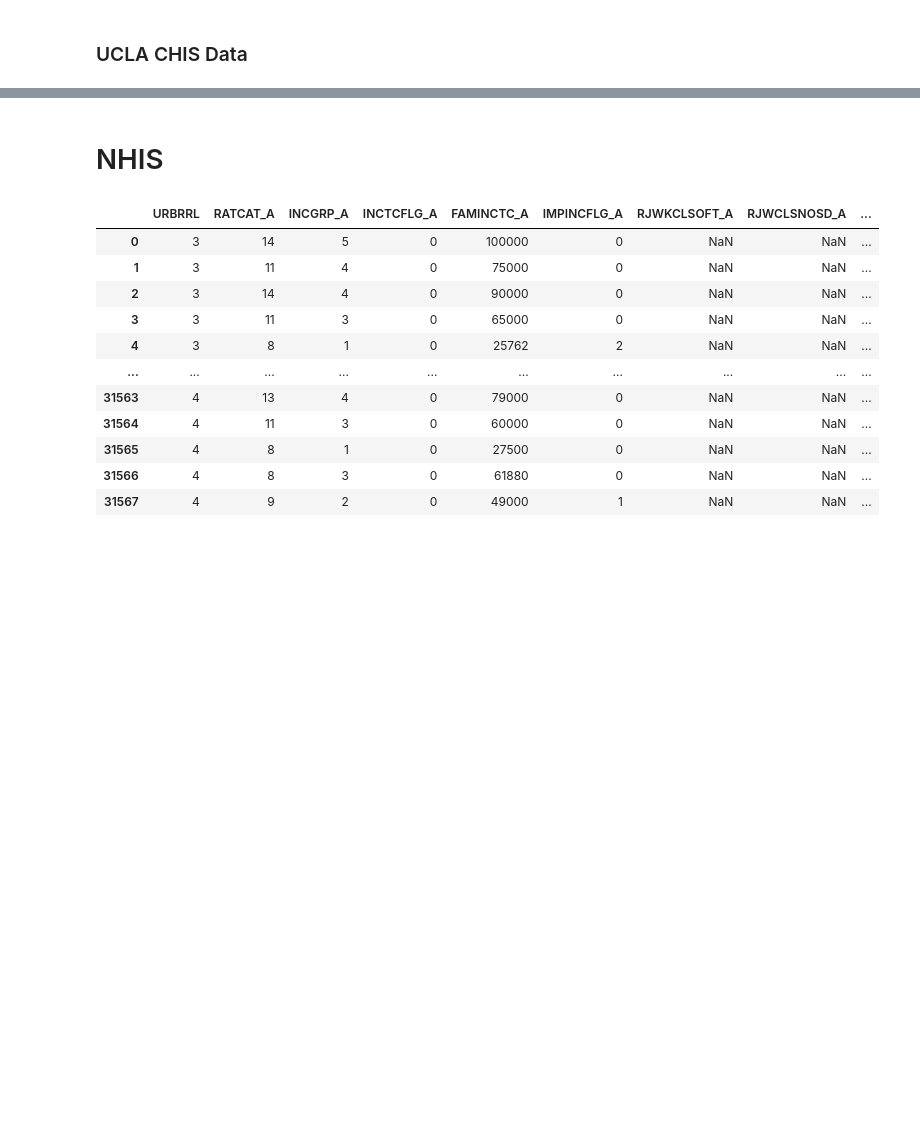
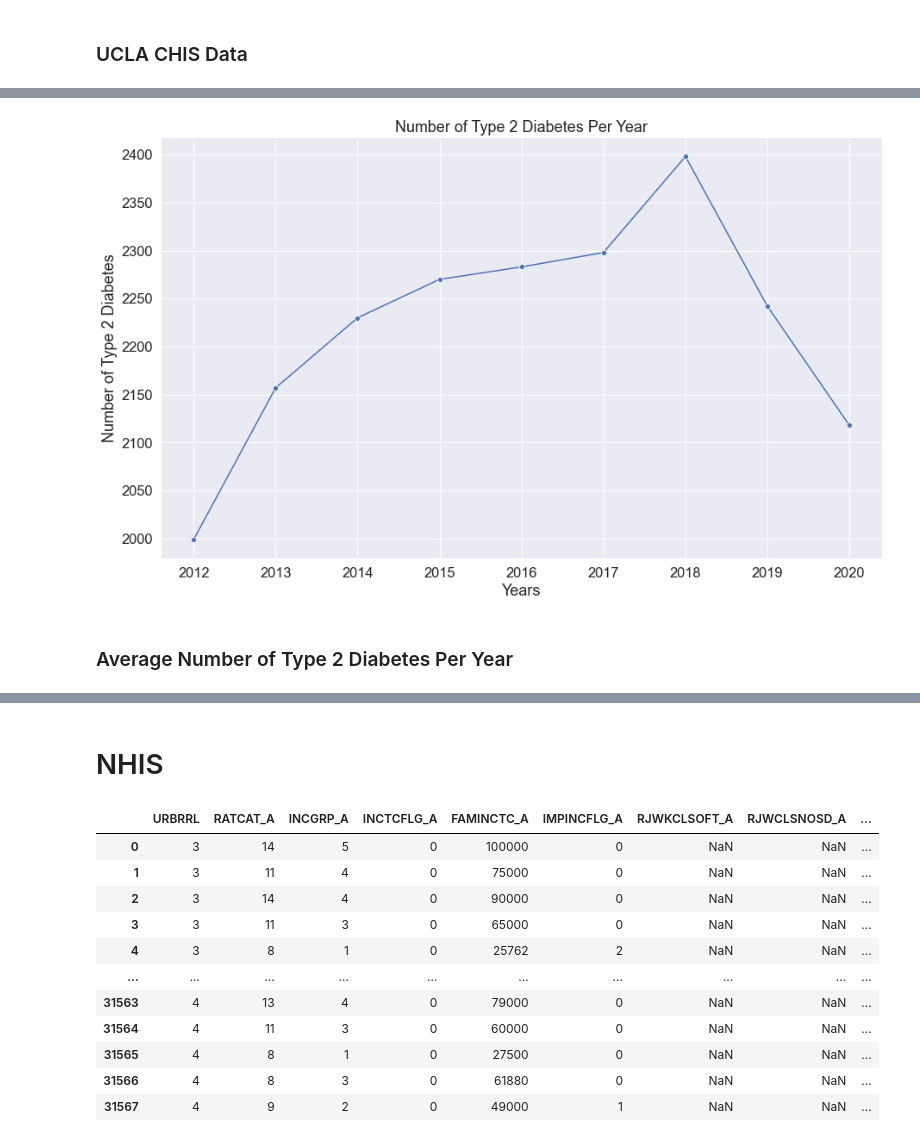
Before and after one commit to GitHubkhim/STATS170_Project, a Jupyter notebook: exploration.ipynb, the cells around one changed output, grey strips where cells are left out. Saved outputs shown, nothing was run; the diff lists cells and outputs as text; code cells hidden in the pictures; blank space fills up the shorter version.

```diff
--- a/exploration.ipynb
+++ b/exploration.ipynb
@@ -82,0 +103,3 @@ selected.head(5)
+# %%
+diabetes_df = combinedchis[combinedchis["T2D"] == 1].groupby(["YEAR"])["T2D"].count().reset_index(name="count")
+diabetes_df
@@ -82,0 +117,12 @@ selected.head(5)
+# %%
+plt.figure(figsize=(15, 9))
+sns.set_style("darkgrid")
+sns.lineplot(x="YEAR", y="count", data=diabetes_df, marker="o")
+plt.xlabel("Years")
+plt.ylabel("Number of Type 2 Diabetes")
+plt.title("Number of Type 2 Diabetes Per Year")
+plt.show()
+# %% [output]
+[figure, added]
+# %% [markdown]
+### Average Number of Type 2 Diabetes Per Year
```
Also changed, not shown: parts of 35 cells of this notebook, 1 other file.
